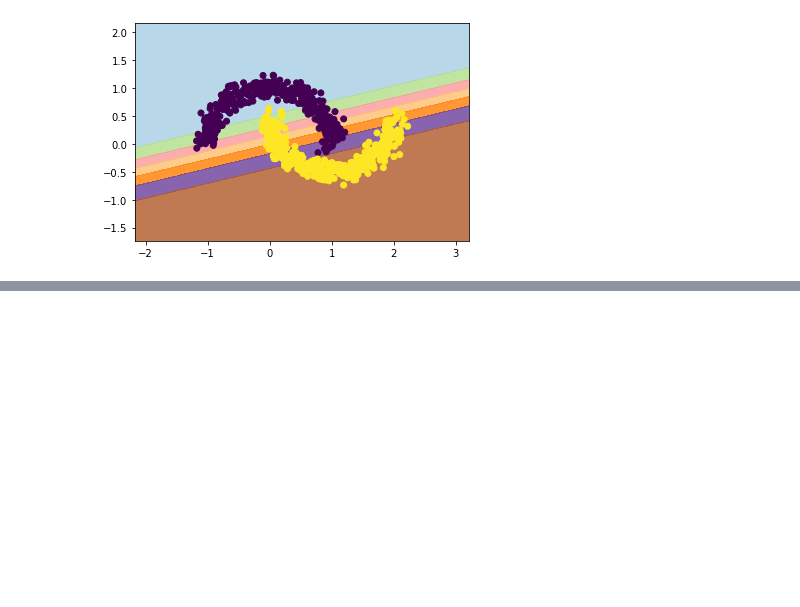
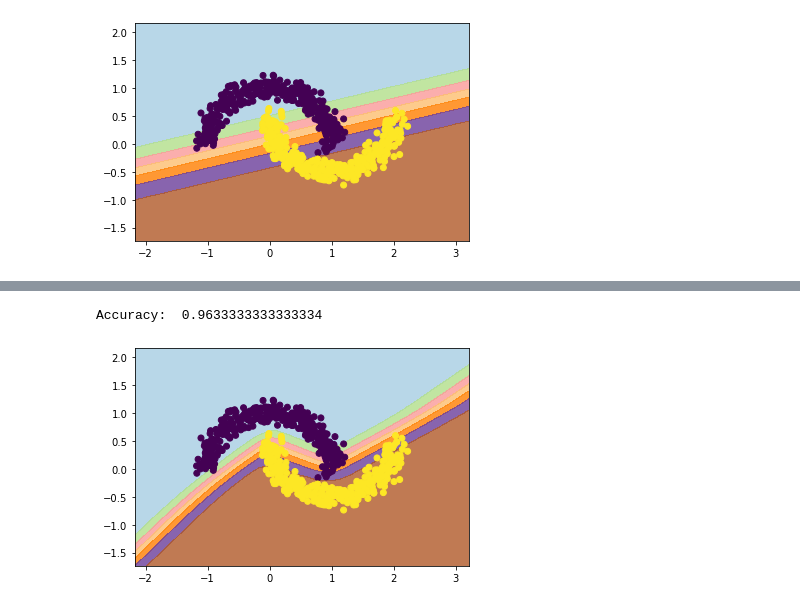
Before and after one commit to Chandu-4444/Data-Science, a Jupyter notebook: Pytorch Learning/Simple-Logistic-Regression.ipynb, the cells around one changed output, grey strips where cells are left out. Saved outputs shown, nothing was run; the diff lists cells and outputs as text; code cells hidden in the pictures; blank space fills up the shorter version.

Commit message:
Add non linear classification

```diff
--- a/Pytorch Learning/Simple-Logistic-Regression.ipynb
+++ b/Pytorch Learning/Simple-Logistic-Regression.ipynb
@@ -92,0 +112,27 @@ plt.show()
+# %%
+non_linear_model = NonLinearClassifier(input_size=2)
+loss_fn = torch.nn.BCELoss()
+optimizer = torch.optim.SGD(non_linear_model.parameters(), lr=0.01)
+# %%
+prev_loss = 0
+for epoch in range(10000):
+    non_linear_model.train() # Set the model to training mode
+    y_pred = non_linear_model(X) # Evaluate the model on the training data
+    loss = loss_fn(y_pred, y) # Calculate the loss
+
+    # Early stopping
+    # if (abs(loss.item() - prev_loss)) < 1e-6:
+    #     print(f"Converged after {epoch} epochs")
+    #     break
+    # print("Model params: ", model.state_dict())
+    optimizer.zero_grad() # Reset the gradients for optimizer
+    loss.backward() # Calculate the gradients for loss_fn wrt model parameters
+    optimizer.step() # Update the model parameters
+
+    non_linear_model.eval() # Set the model to evaluation mode
+    y_pred_test = non_linear_model(X_test) # Evaluate the model on the test data
+    loss_test = loss_fn(y_pred_test, y_test) # Calculate the loss
+
+    prev_loss = loss.item()
+    if epoch % 1000 == 0:
+        print(f"Epoch: {epoch}, loss: {loss.item()}, loss_test: {loss_test.item()}")
@@ -92,0 +150,21 @@ plt.show()
+# %%
+model.eval()
+pred = non_linear_model(X_test)
+print("Accuracy: ",(np.round(pred.detach().numpy()) == y_test.detach().numpy()).sum() / y_test.shape[0])
+# %% [output]
+Accuracy:  0.9633333333333334
+# %%
+# Plot the decision boundary
+x_min, x_max = X[:, 0].detach().numpy().min() - 1, X[:, 0].detach().numpy().max() + 1
+y_min, y_max = X[:, 1].detach().numpy().min() - 1, X[:, 1].detach().numpy().max() + 1
+xx, yy = np.meshgrid(np.arange(x_min, x_max, 0.1),
+                        np.arange(y_min, y_max, 0.1))
+grid = torch.cat((torch.Tensor(xx.reshape(-1, 1)), torch.Tensor(yy.reshape(-1, 1))), 1)
+grid = grid.type(torch.FloatTensor)
+pred_grid = non_linear_model(grid).detach().numpy()
+pred_grid = pred_grid.reshape(xx.shape)
+plt.contourf(xx, yy, pred_grid, cmap=plt.cm.Paired, alpha=0.8)
+plt.scatter(X[:, 0], X[:, 1], c=y.detach().numpy())
+plt.show()
+# %% [output]
+[figure, added]
```
Also changed, not shown: parts of 7 cells of this notebook.
